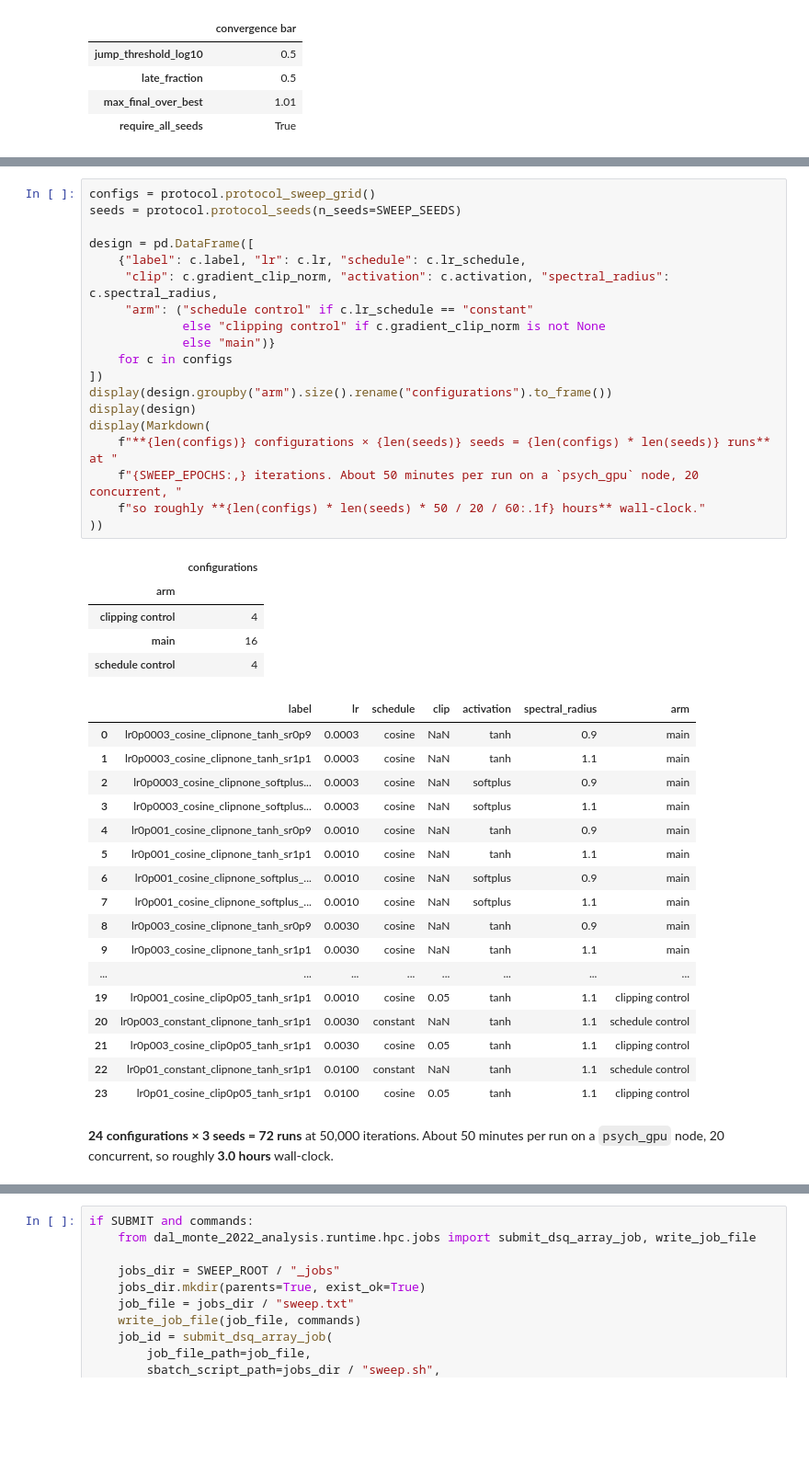
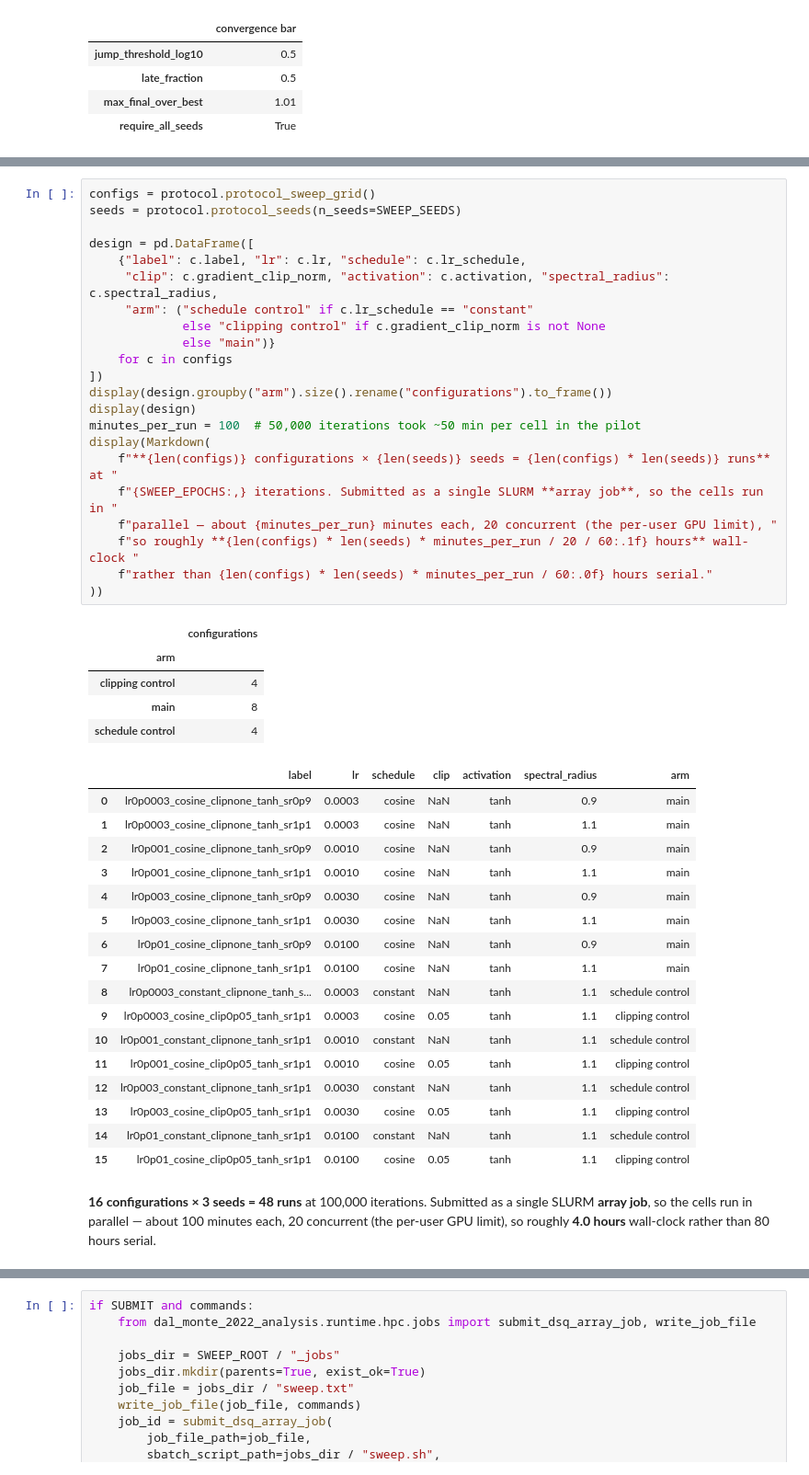
Before and after one commit to gprabaha/dal_monte_2022_analysis, a Jupyter notebook: notebooks/mrnn_thesis/00_training_protocol.ipynb, the cells around one changed output, grey strips where cells are left out. Shown at 92% size. Drawn from its saved outputs; the diff is of its cells as text; blank space fills up the shorter version.

```diff
--- a/notebooks/mrnn_thesis/00_training_protocol.ipynb
+++ b/notebooks/mrnn_thesis/00_training_protocol.ipynb
@@ -390,46 +422,49 @@ of a full product would be spent re-answering what Sections 2 and 3 have settled
 # %%
 configs = protocol.protocol_sweep_grid()
 seeds = protocol.protocol_seeds(n_seeds=SWEEP_SEEDS)
 
 design = pd.DataFrame([
     {"label": c.label, "lr": c.lr, "schedule": c.lr_schedule,
      "clip": c.gradient_clip_norm, "activation": c.activation, "spectral_radius": c.spectral_radius,
      "arm": ("schedule control" if c.lr_schedule == "constant"
              else "clipping control" if c.gradient_clip_norm is not None
              else "main")}
     for c in configs
 ])
 display(design.groupby("arm").size().rename("configurations").to_frame())
 display(design)
+minutes_per_run = 100  # 50,000 iterations took ~50 min per cell in the pilot
 display(Markdown(
     f"**{len(configs)} configurations × {len(seeds)} seeds = {len(configs) * len(seeds)} runs** at "
-    f"{SWEEP_EPOCHS:,} iterations. About 50 minutes per run on a `psych_gpu` node, 20 concurrent, "
-    f"so roughly **{len(configs) * len(seeds) * 50 / 20 / 60:.1f} hours** wall-clock."
+    f"{SWEEP_EPOCHS:,} iterations. Submitted as a single SLURM **array job**, so the cells run in "
+    f"parallel — about {minutes_per_run} minutes each, 20 concurrent (the per-user GPU limit), "
+    f"so roughly **{len(configs) * len(seeds) * minutes_per_run / 20 / 60:.1f} hours** wall-clock "
+    f"rather than {len(configs) * len(seeds) * minutes_per_run / 60:.0f} hours serial."
 ))
 # %% [output]
 |  | configurations |
 | arm |  |
 | clipping control | 4 |
-| main | 16 |
+| main | 8 |
 | schedule control | 4 |
 |  | label | lr | schedule | clip | activation | spectral_radius | arm |
 | 0 | lr0p0003_cosine_clipnone_tanh_sr0p9 | 0.0003 | cosine | NaN | tanh | 0.9 | main |
 | 1 | lr0p0003_cosine_clipnone_tanh_sr1p1 | 0.0003 | cosine | NaN | tanh | 1.1 | main |
-| 2 | lr0p0003_cosine_clipnone_softplus... | 0.0003 | cosine | NaN | softplus | 0.9 | main |
-| 3 | lr0p0003_cosine_clipnone_softplus... | 0.0003 | cosine | NaN | softplus | 1.1 | main |
-| 4 | lr0p001_cosine_clipnone_tanh_sr0p9 | 0.0010 | cosine | NaN | tanh | 0.9 | main |
-| 5 | lr0p001_cosine_clipnone_tanh_sr1p1 | 0.0010 | cosine | NaN | tanh | 1.1 | main |
-| 6 | lr0p001_cosine_clipnone_softplus_... | 0.0010 | cosine | NaN | softplus | 0.9 | main |
-| 7 | lr0p001_cosine_clipnone_softplus_... | 0.0010 | cosine | NaN | softplus | 1.1 | main |
-| 8 | lr0p003_cosine_clipnone_tanh_sr0p9 | 0.0030 | cosine | NaN | tanh | 0.9 | main |
-| 9 | lr0p003_cosine_clipnone_tanh_sr1p1 | 0.0030 | cosine | NaN | tanh | 1.1 | main |
-| ... | ... | ... | ... | ... | ... | ... | ... |
-| 19 | lr0p001_cosine_clip0p05_tanh_sr1p1 | 0.0010 | cosine | 0.05 | tanh | 1.1 | clipping control |
-| 20 | lr0p003_constant_clipnone_tanh_sr1p1 | 0.0030 | constant | NaN | tanh | 1.1 | schedule control |
-| 21 | lr0p003_cosine_clip0p05_tanh_sr1p1 | 0.0030 | cosine | 0.05 | tanh | 1.1 | clipping control |
-| 22 | lr0p01_constant_clipnone_tanh_sr1p1 | 0.0100 | constant | NaN | tanh | 1.1 | schedule control |
-| 23 | lr0p01_cosine_clip0p05_tanh_sr1p1 | 0.0100 | cosine | 0.05 | tanh | 1.1 | clipping control |
+| 2 | lr0p001_cosine_clipnone_tanh_sr0p9 | 0.0010 | cosine | NaN | tanh | 0.9 | main |
+| 3 | lr0p001_cosine_clipnone_tanh_sr1p1 | 0.0010 | cosine | NaN | tanh | 1.1 | main |
+| 4 | lr0p003_cosine_clipnone_tanh_sr0p9 | 0.0030 | cosine | NaN | tanh | 0.9 | main |
+| 5 | lr0p003_cosine_clipnone_tanh_sr1p1 | 0.0030 | cosine | NaN | tanh | 1.1 | main |
+| 6 | lr0p01_cosine_clipnone_tanh_sr0p9 | 0.0100 | cosine | NaN | tanh | 0.9 | main |
+| 7 | lr0p01_cosine_clipnone_tanh_sr1p1 | 0.0100 | cosine | NaN | tanh | 1.1 | main |
+| 8 | lr0p0003_constant_clipnone_tanh_s... | 0.0003 | constant | NaN | tanh | 1.1 | schedule control |
+| 9 | lr0p0003_cosine_clip0p05_tanh_sr1p1 | 0.0003 | cosine | 0.05 | tanh | 1.1 | clipping control |
+| 10 | lr0p001_constant_clipnone_tanh_sr1p1 | 0.0010 | constant | NaN | tanh | 1.1 | schedule control |
+| 11 | lr0p001_cosine_clip0p05_tanh_sr1p1 | 0.0010 | cosine | 0.05 | tanh | 1.1 | clipping control |
+| 12 | lr0p003_constant_clipnone_tanh_sr1p1 | 0.0030 | constant | NaN | tanh | 1.1 | schedule control |
+| 13 | lr0p003_cosine_clip0p05_tanh_sr1p1 | 0.0030 | cosine | 0.05 | tanh | 1.1 | clipping control |
+| 14 | lr0p01_constant_clipnone_tanh_sr1p1 | 0.0100 | constant | NaN | tanh | 1.1 | schedule control |
+| 15 | lr0p01_cosine_clip0p05_tanh_sr1p1 | 0.0100 | cosine | 0.05 | tanh | 1.1 | clipping control |
-**24 configurations × 3 seeds = 72 runs** at 50,000 iterations. About 50 minutes per run on a `psych_gpu` node, 20 concurrent, so roughly **3.0 hours** wall-clock.
+**16 configurations × 3 seeds = 48 runs** at 100,000 iterations. Submitted as a single SLURM **array job**, so the cells run in parallel — about 100 minutes each, 20 concurrent (the per-user GPU limit), so roughly **4.0 hours** wall-clock rather than 80 hours serial.
 # %% [markdown]
 ## 5. Run state and submission
 
```
Also changed, not shown: parts of 7 cells of this notebook, 2 other files.
